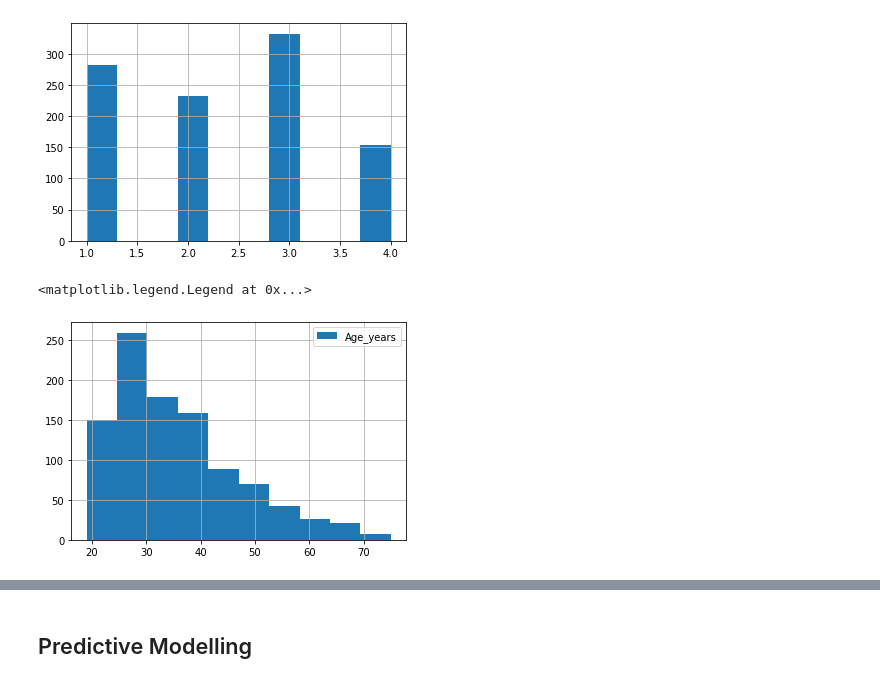
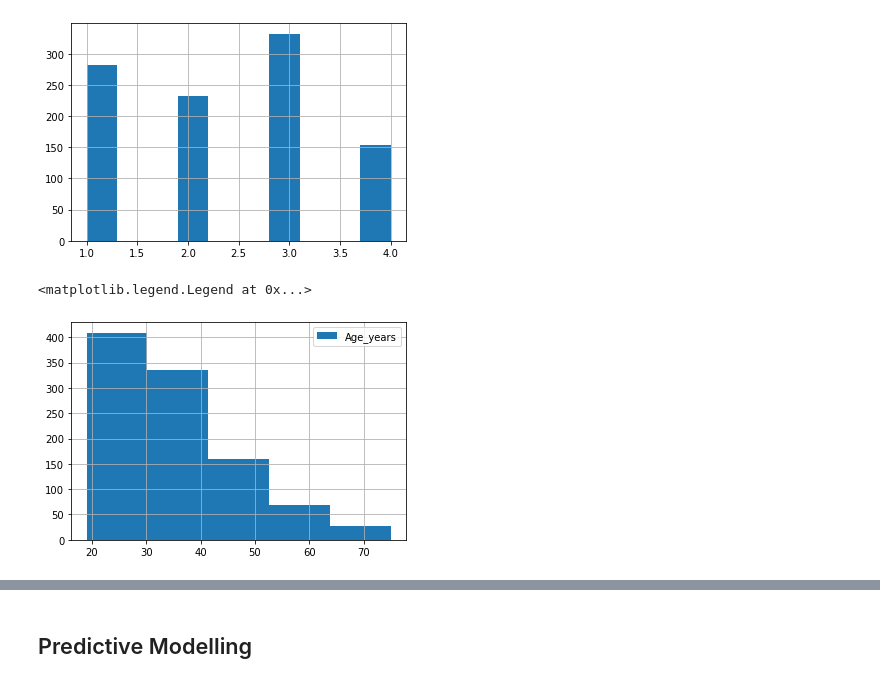
Before and after one commit to georgek2/ENd-To-EnD, a Jupyter notebook: 12_German_CD/creditability.ipynb, the cells around one changed output, grey strips where cells are left out. Drawn from its saved outputs; the diff is of its cells as text; code cells hidden in the pictures.

```diff
--- a/12_German_CD/creditability.ipynb
+++ b/12_German_CD/creditability.ipynb
@@ -254,8 +324,8 @@ X['Most_valuable_available_asset'].hist(label = 'Most_valuable_available_asset')
 <AxesSubplot:>
 [figure]
 # %%
-X['Age_years'].hist(label = 'Age_years')
+X['Age_years'].hist(label = 'Age_years', bins = 5)
 plt.legend()
 # %% [output]
 <matplotlib.legend.Legend at 0x...>
-[figure, old version]
+[figure, new version]
```
Also changed, not shown: parts of 67 cells of this notebook.
